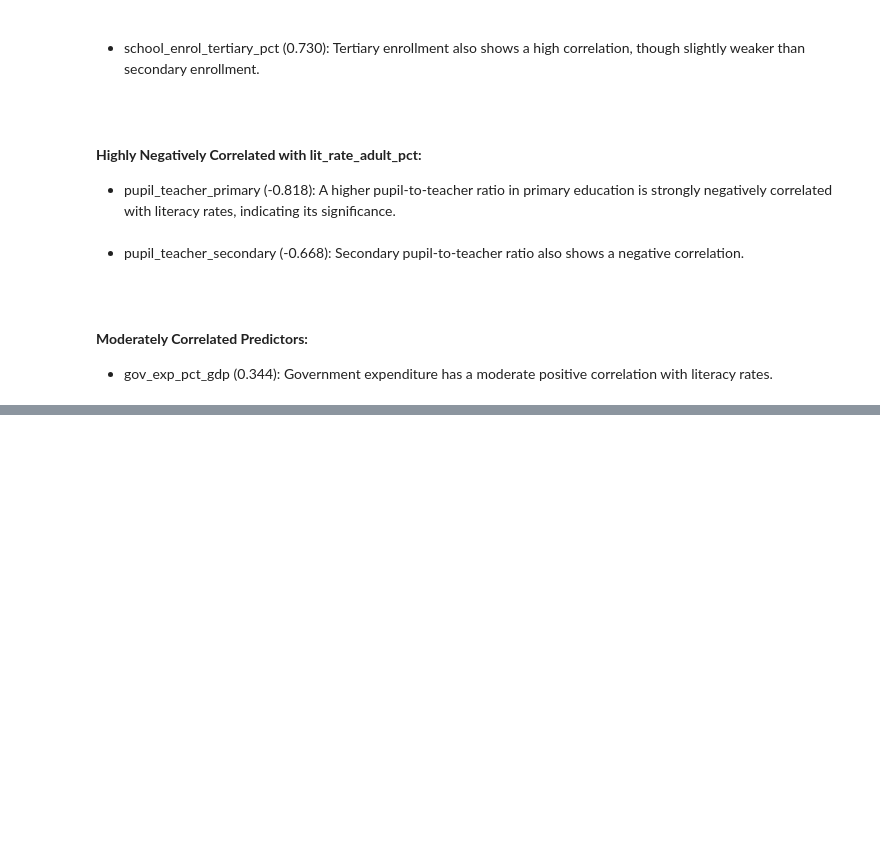
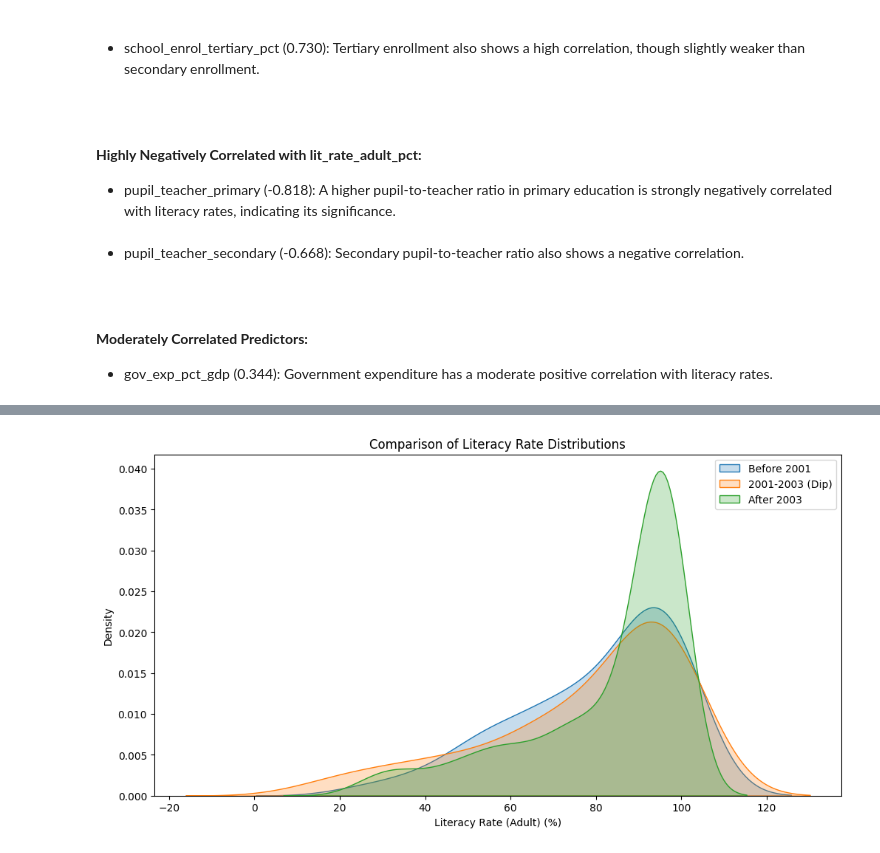
Before and after one commit to uyehaa/WorldEducation-Project, a Jupyter notebook: WorldEducation/worldeducation.ipynb, the cells around one changed output, grey strips where cells are left out. Saved outputs shown, nothing was run; the diff lists cells and outputs as text; code cells hidden in the pictures; blank space fills up the shorter version.

Commit message:
investigating the dip year
2001-2003

```diff
--- a/WorldEducation/worldeducation.ipynb
+++ b/WorldEducation/worldeducation.ipynb
@@ -99,3 +279,17 @@ The correlation matrix shows the relationships (Pearson correlation coefficients
+# %%
+#Compare distributions across different periods
+plt.figure(figsize=(12, 6))
+sns.kdeplot(worldeducation[worldeducation['year'] <= 2000]['lit_rate_adult_pct'], label='Before 2001', fill=True)
+sns.kdeplot(worldeducation[(worldeducation['year'] >= 2001) & (worldeducation['year'] <= 2003)]['lit_rate_adult_pct'], label='2001-2003 (Dip)', fill=True)
+sns.kdeplot(worldeducation[worldeducation['year'] >= 2004]['lit_rate_adult_pct'], label='After 2003', fill=True)
+
+plt.title('Comparison of Literacy Rate Distributions')
+plt.xlabel('Literacy Rate (Adult) (%)')
+plt.ylabel('Density')
+plt.legend()
+plt.show()
+# %% [output]
+[figure, added]
 # %%
 # Plotting histograms
 worldeducation.hist(figsize=(12, 10), bins=20, edgecolor='black')
```
Also changed, not shown: parts of 18 cells of this notebook, 1 other file.
